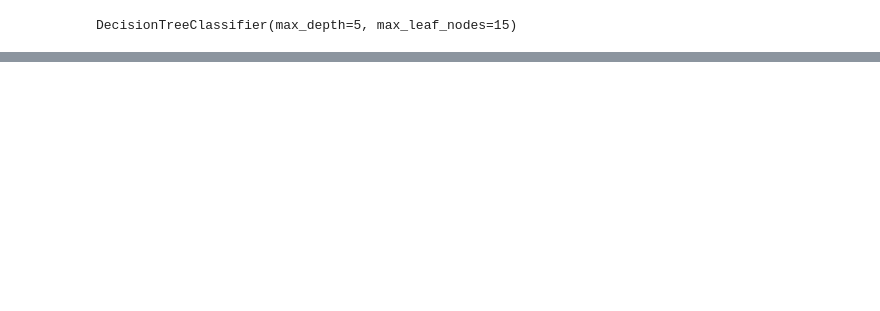
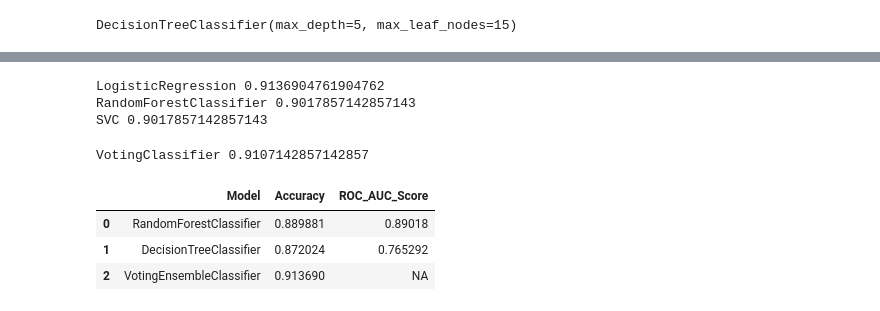
Before and after one commit to loganm123/employee_attrition_classifier, a Jupyter notebook: employee_attrition_class.ipynb, the cells around one changed output, grey strips where cells are left out. Saved outputs shown, nothing was run; the diff lists cells and outputs as text; code cells hidden in the pictures; blank space fills up the shorter version.

Commit message:
Added a voting ensemble classifier

```diff
--- a/employee_attrition_class.ipynb
+++ b/employee_attrition_class.ipynb
@@ -402 +402,38 @@ model_acc_scores.head(5)
 | 1 | DecisionTreeClassifier | 0.872024 | 0.765292 |
+# %%
+from sklearn.ensemble import RandomForestClassifier, VotingClassifier
+from sklearn.linear_model import LogisticRegression
+from sklearn.svm import SVC
+
+log_clf = LogisticRegression()
+rnd_clf = RandomForestClassifier()
+svm_clf = SVC()
+
+voting_clf = VotingClassifier(
+    estimators = [['lr', log_clf], ('rf',rnd_clf), ('svc', svm_clf)],
+    voting = 'hard'
+)
+
+voting_clf.fit(X_train_prepped, y_train)
+
+for clf in (log_clf, rnd_clf, svm_clf, voting_clf):
+    clf.fit(X_train_prepped,y_train)
+    y_pred_this = clf.predict(X_test_prepped)
+    print(clf.__class__.__name__, accuracy_score(y_test,y_pred_this))
+
+#voting_clf_acc = accuracy_score(y_test, clf.predict(X_test_prepped))
+
+#roc_auc_score_voting_clf = roc_auc_score(y_test, voting_clf.predict_proba(X_test_prepped)[:,1])
+
+model_acc_scores = model_acc_scores.append({'Model': 'VotingEnsembleClassifier', 'Accuracy': voting_clf_acc, 'ROC_AUC_Score': 'NA'}, ignore_index = True)
+
+model_acc_scores.head(5)
+# %% [output]
+LogisticRegression 0.9136904761904762
+RandomForestClassifier 0.9017857142857143
+SVC 0.9017857142857143
+VotingClassifier 0.9107142857142857
+|  | Model | Accuracy | ROC_AUC_Score |
+| 0 | RandomForestClassifier | 0.889881 | 0.89018 |
+| 1 | DecisionTreeClassifier | 0.872024 | 0.765292 |
+| 2 | VotingEnsembleClassifier | 0.913690 | NA |
```
Also changed, not shown: parts of 3 cells of this notebook.
